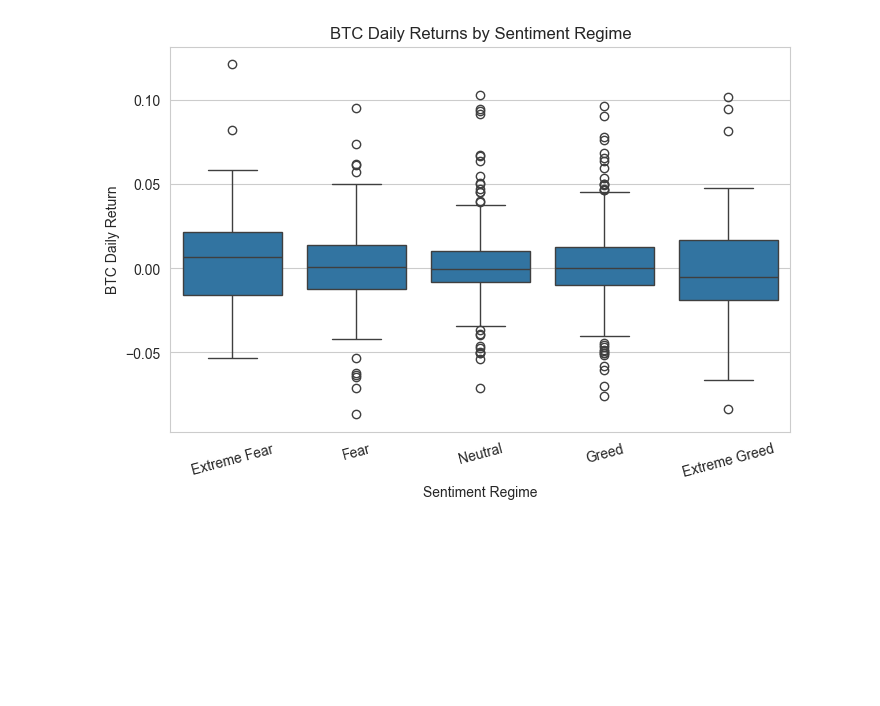
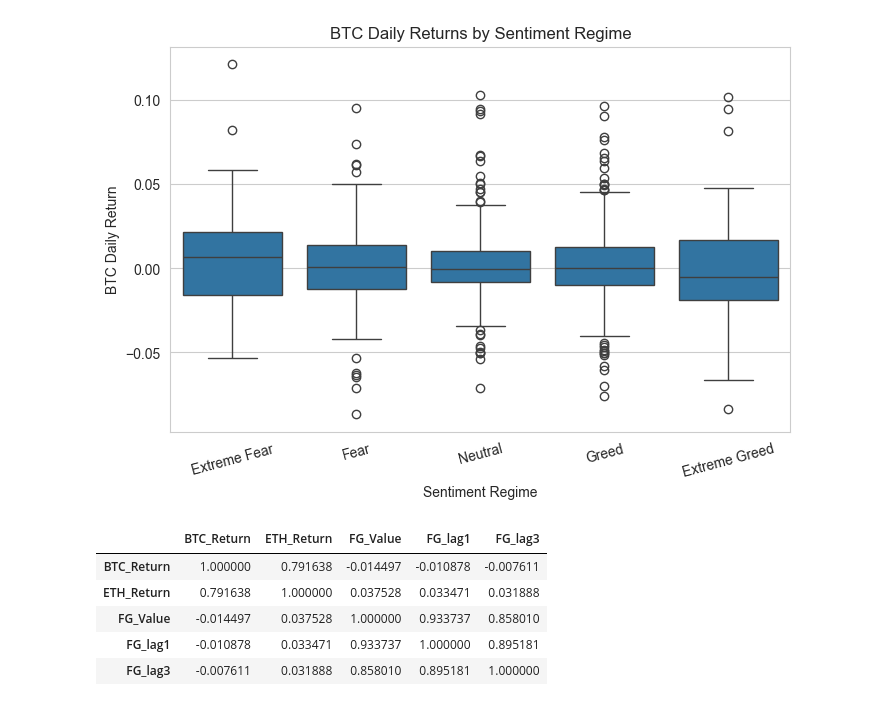
Before and after one commit to Reshal-006/crypto-sentiment-eda, a Jupyter notebook: notebooks/03_eda.ipynb, the cells around one changed output. Drawn from its saved outputs; the diff is of its cells as text; code cells hidden in the pictures; blank space fills up the shorter version.

```diff
--- a/notebooks/03_eda.ipynb
+++ b/notebooks/03_eda.ipynb
@@ -106,0 +114,12 @@ plt.show()
+# %%
+# Correlation table
+corr_lag = df_lag[["BTC_Return", "ETH_Return",
+                   "FG_Value", "FG_lag1", "FG_lag3"]].corr()
+corr_lag
+# %% [output]
+|  | BTC_Return | ETH_Return | FG_Value | FG_lag1 | FG_lag3 |
+| BTC_Return | 1.000000 | 0.791638 | -0.014497 | -0.010878 | -0.007611 |
+| ETH_Return | 0.791638 | 1.000000 | 0.037528 | 0.033471 | 0.031888 |
+| FG_Value | -0.014497 | 0.037528 | 1.000000 | 0.933737 | 0.858010 |
+| FG_lag1 | -0.010878 | 0.033471 | 0.933737 | 1.000000 | 0.895181 |
+| FG_lag3 | -0.007611 | 0.031888 | 0.858010 | 0.895181 | 1.000000 |
```
Also changed, not shown: parts of 2 cells of this notebook.
